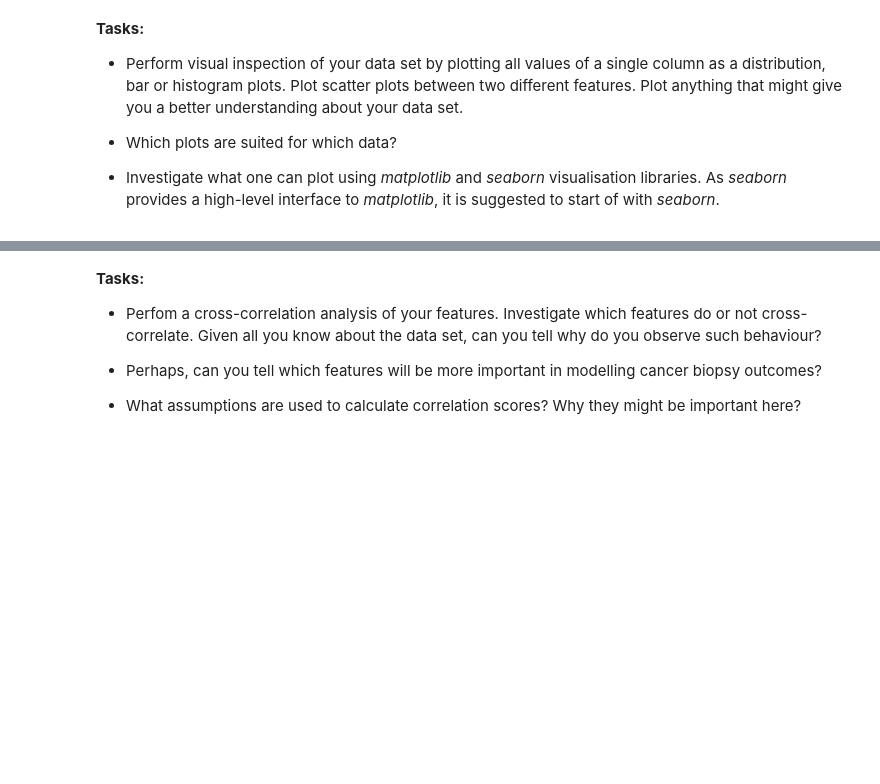
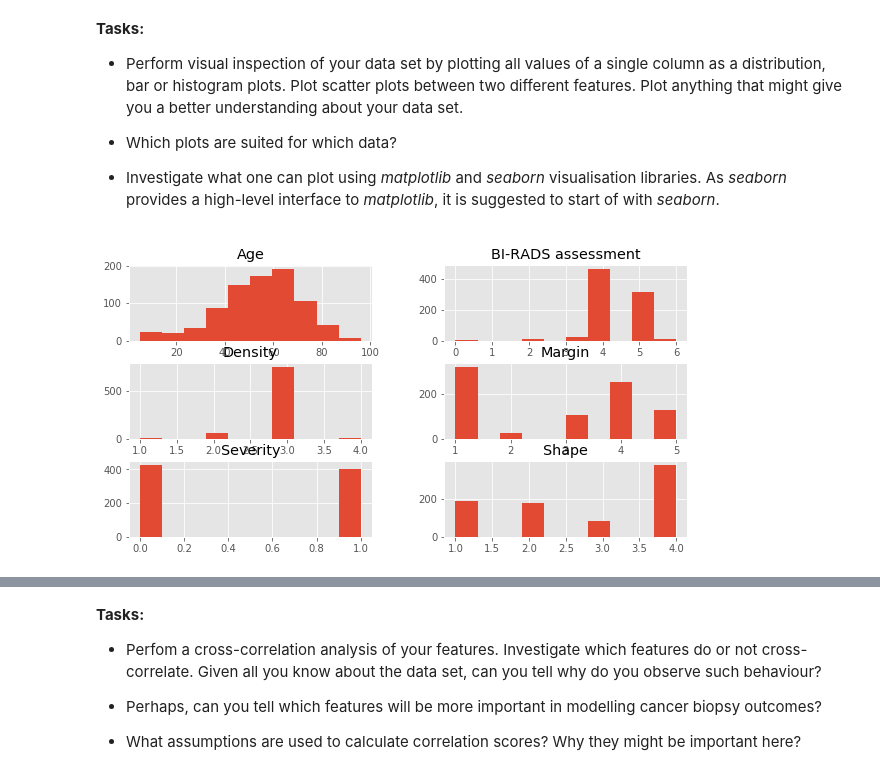
Before and after one commit to akausas/Hackathon_Autumn2019_Challenge, a Jupyter notebook: Hackathon_Challenge.ipynb, the cells around one changed output, grey strips where cells are left out. Saved outputs shown, nothing was run; the diff lists cells and outputs as text; code cells hidden in the pictures; blank space fills up the shorter version.

```diff
--- a/Hackathon_Challenge.ipynb
+++ b/Hackathon_Challenge.ipynb
@@ -349,6 +349,9 @@ missing
 for item in df_col_names:
     complete[item] = complete[item].astype('float64')
 
+# Replace 55 value to 5 in BI-RADS assessment
+complete.replace({55.0:5.0}, inplace=True)
+
 complete.info()
 # %% [output]
 <class 'pandas.core.frame.DataFrame'>
@@ -370,4 +373,5 @@ __Tasks:__
 # %%
 # Separate into features and diagnosis
 y = complete['Severity']
-complete.drop('Severity', axis=1, inplace=True)
+X = complete.copy()
+X.drop('Severity', axis=1, inplace=True)
@@ -406,5 +419,9 @@ __Tasks:__
 - Investigate what one can plot using _matplotlib_ and _seaborn_ visualisation libraries. As _seaborn_ provides a high-level interface to _matplotlib_, it is suggested to start of with _seaborn_.
 # %%
 # Visualize single feature values as a bar plot
+X_col_list = ["BI-RADS assessment", "Age", "Shape", "Margin", "Density"]
+complete[df_col_names].hist(figsize=(10,5));
+# %% [output]
+[figure, added]
 # %%
 # another bar plot
```
Also changed, not shown: parts of 22 cells of this notebook.
